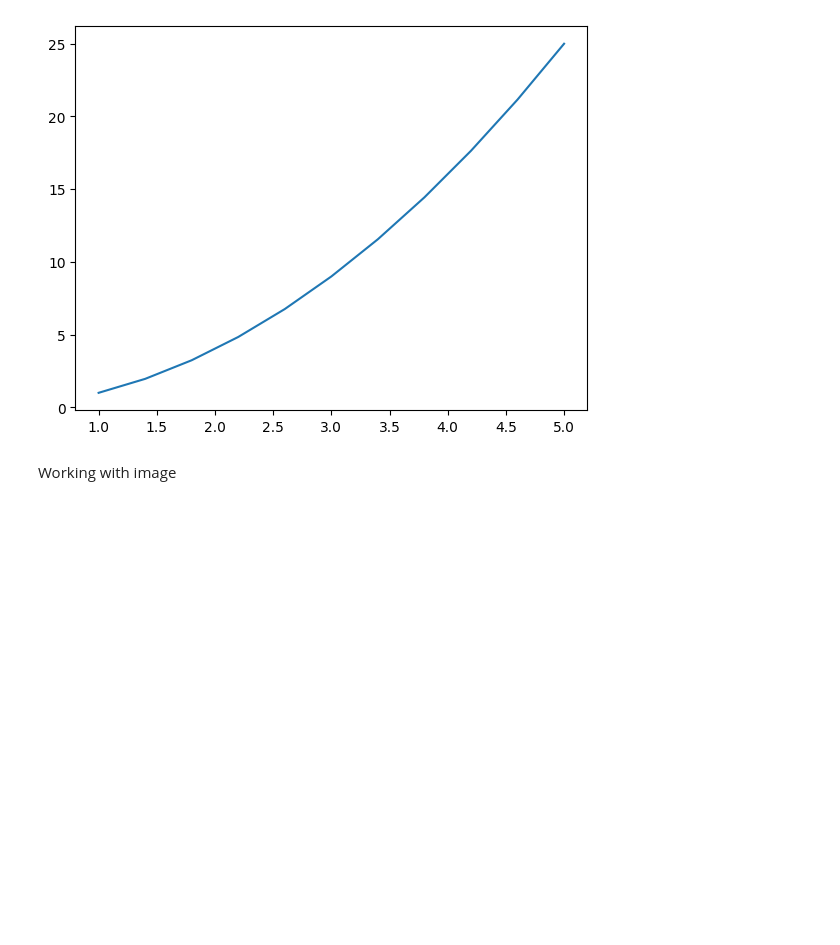
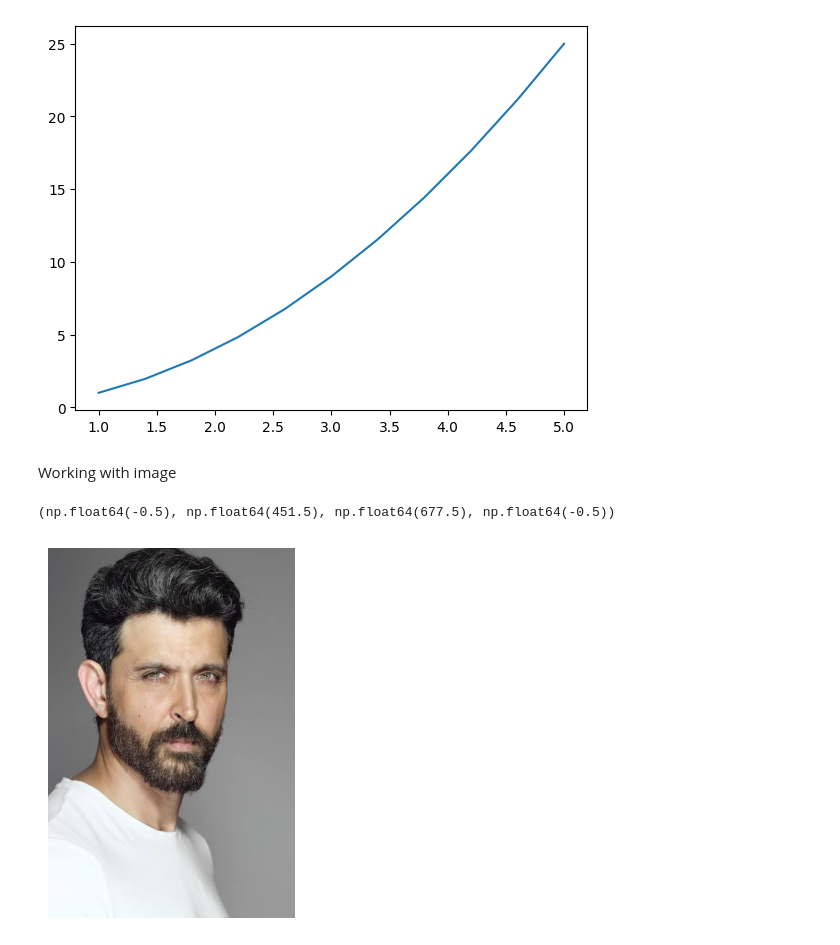
Before and after one commit to bhumipandey06/DataVisualization, a Jupyter notebook: Matplotlib.ipynb, the cells around one changed output. Drawn from its saved outputs; the diff is of its cells as text; code cells hidden in the pictures; blank space fills up the shorter version.

Commit message:
Matplotlib images

```diff
--- a/Matplotlib.ipynb
+++ b/Matplotlib.ipynb
@@ -90,0 +93,7 @@ Working with image
+# %%
+img = mpimg.imread('images.jpeg')
+plt.imshow(img)
+plt.axis('off')
+# %% [output]
+(np.float64(-0.5), np.float64(451.5), np.float64(677.5), np.float64(-0.5))
+[figure, added]
```
Also changed, not shown: parts of 5 cells of this notebook, 1 other file.
